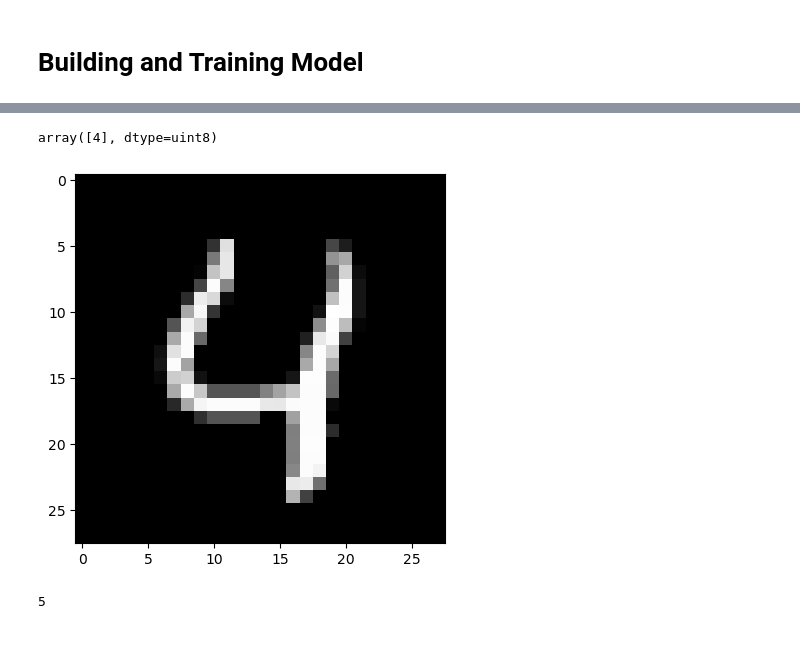
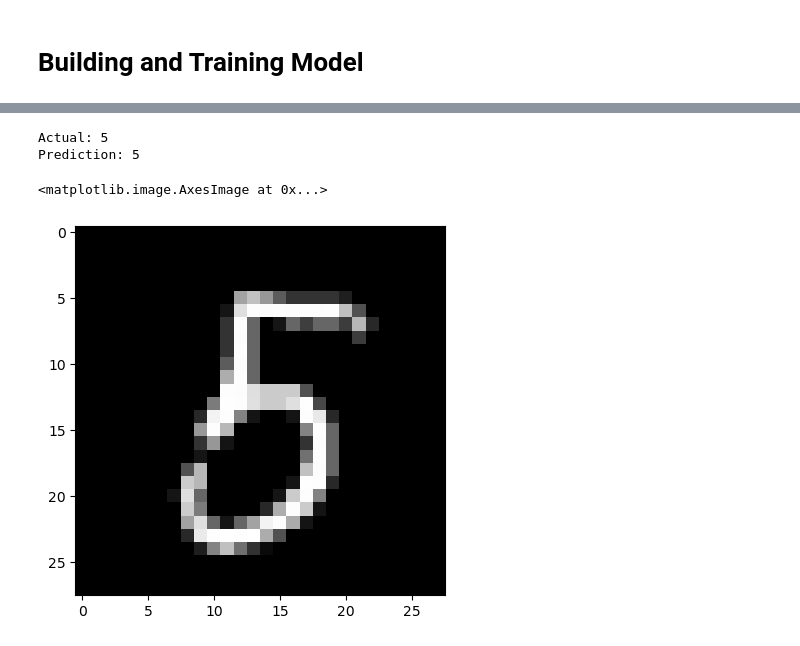
Before and after one commit to AsimWattoo/DigitClassification_NN, a Jupyter notebook: Index.ipynb, the cells around one changed output, grey strips where cells are left out. Cells and saved outputs as stored; diff of their text form; code cells hidden in the pictures.

```diff
--- a/Index.ipynb
+++ b/Index.ipynb
@@ -79,13 +95,12 @@ plt.legend(['Loss', 'Validation Loss'])
 # %%
-img_num = 4
+img_num = 45
 img = np.reshape(x_test[img_num], (28, 28))
 label = y_test[img_num]
+print(f'Actual: {label[0]}')
+print(f'Prediction: {predictions[img_num]}')
 plt.imshow(img, cmap= 'gray')
-label
 # %% [output]
-array([4], dtype=uint8)
+Actual: 5
+Prediction: 5
+<matplotlib.image.AxesImage at 0x...>
-[figure, old version]
+[figure, new version]
-# %%
-np.argmax(nn.forward_propagate(layers, np.array([x_test[img_num]])))
-# %% [output]
-5
```
Also changed, not shown: parts of 10 cells of this notebook, 6 other files.
